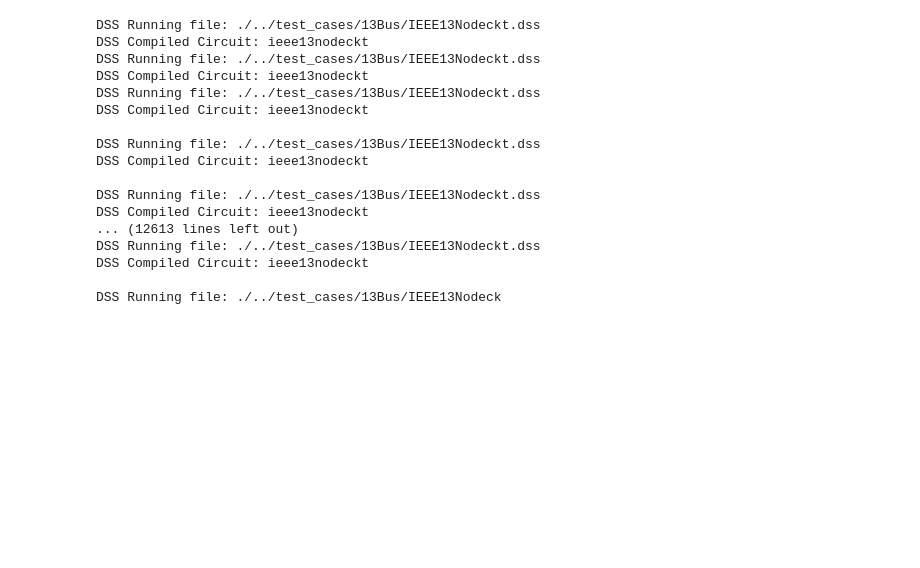
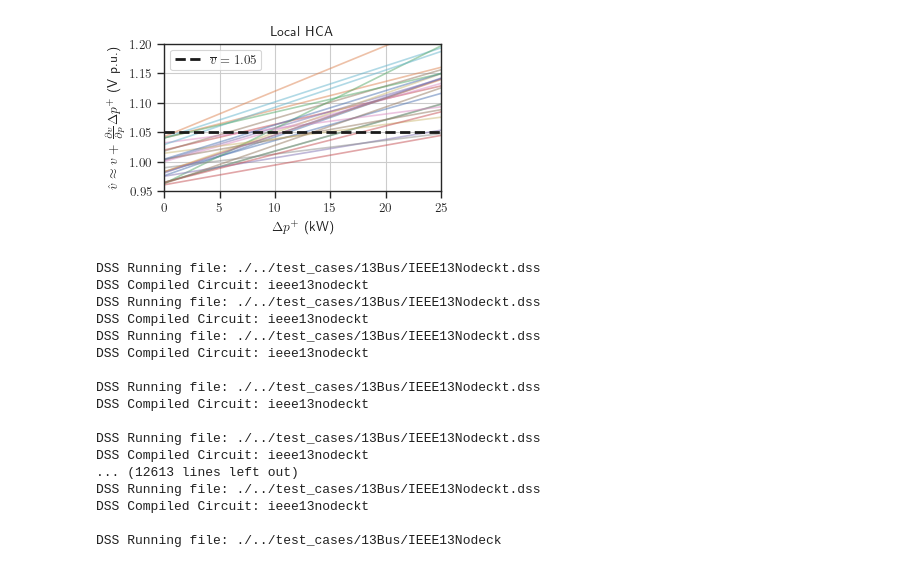
Before and after one commit to samtalki/yadi, a Jupyter notebook: notebooks/local_hc.ipynb, the cells around one changed output. Saved outputs shown, nothing was run; the diff lists cells and outputs as text; code cells hidden in the pictures; blank space fills up the shorter version.

Commit message:
local hca proof of ceontp

```diff
--- a/notebooks/local_hc.ipynb
+++ b/notebooks/local_hc.ipynb
@@ -6,2 +30,3 @@ import yadi.hc.model.vc as dss_vc_hc
 # %%
 dss.Text.Command('Redirect ./../test_cases/13Bus/IEEE13Nodeckt.dss')
+vph_base = dss.Circuit.AllBusMagPu()
@@ -7,0 +52,16 @@ dss.Text.Command('Redirect ./../test_cases/13Bus/IEEE13Nodeckt.dss')
+# %%
+fig,ax= plt.subplots(figsize=(3.5,3.5/1.61828),constrained_layout=True)
+
+ax.plot(p_range/100,vplus,alpha=0.5)
+ax.axhline(1.05,ls='--',c='k',lw=2,label=r"$\overline{v} = 1.05$")
+ax.grid()
+ax.set_xlim(0,25)
+ax.set_ylim(0.95,1.2)
+ax.legend()
+ax.set_xlabel("$\Delta p^{+}$ (kW)")
+ax.set_ylabel(r"$\hat{v} \approx v + \frac{\partial v}{\partial p} \Delta p^{+}$ (V p.u.)")
+ax.set_title("Local HCA")
+plt.savefig("local_hca.pdf",dpi=400)
+plt.savefig("local_hca.png",dpi=400)
+# %% [output]
+[figure, added]
```
Also changed, not shown: parts of 6 cells of this notebook, 3 other files.
